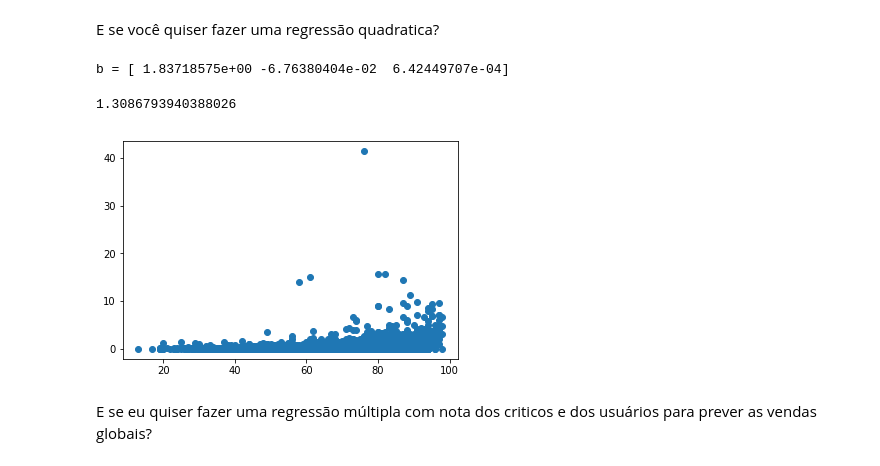
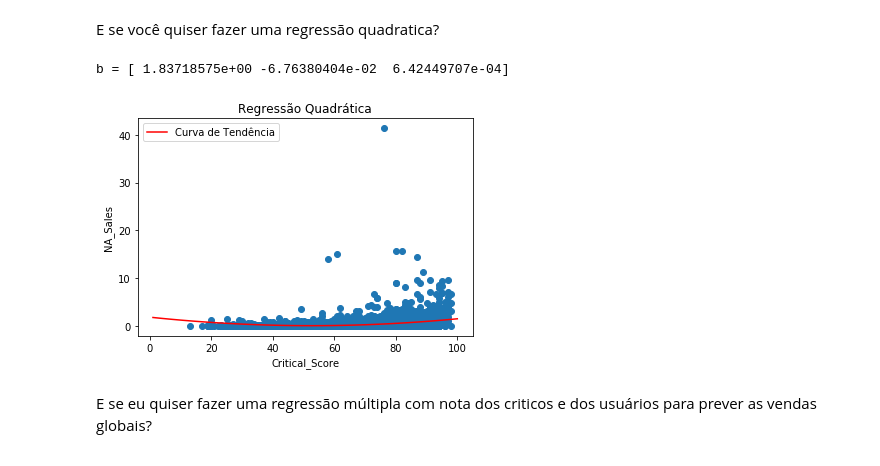
Before and after one commit to nabsonp/ComputacaoNumerica, a Jupyter notebook: Aula 20 - Laboratório de Regressão.ipynb, the cells around one changed output. Drawn from its saved outputs; the diff is of its cells as text; code cells hidden in the pictures.

```diff
--- a/Aula 20 - Laboratório de Regressão.ipynb
+++ b/Aula 20 - Laboratório de Regressão.ipynb
@@ -129,16 +130,19 @@ def regressaoLinearMultipla(x,y): #x é uma matriz ao invés de vetor
     return cholesky(xs,ys)
 
 def resolveLin(b,x):
-    return b[0] + (b[1:]*x).sum()
+    return b[0] + (b[1:]*x)
+
+def resolveLinVet(b,x):
+    return b[0] + (b[1:]*x).sum(axis=1)
 
 x = np.linspace(0,1,11)
 y = np.sqrt(x)
 
-# b = regressaoLinear(np.array(x),y)
+b = regressaoLinear(np.array(x),y)
 #print(resolveLin(b,[6]))
 
 #b = regressaoLinear(np.array([4,4.5,5,5.5,6,6.5,7]),np.array([33,42,45,51,53,61,62]))
 
-b = regressaoLinearMultipla(np.array([[14,16,27,42,39,50,83],[70,75,144,190,210,235,400]]),np.array([2,5,7,9,10,13,20]))
+# b = regressaoLinearMultipla(np.array([[14,16,27,42,39,50,83],[70,75,144,190,210,235,400]]),np.array([2,5,7,9,10,13,20]))
 b
 # %% [output]
@@ -165,21 +164,25 @@ E se você quiser fazer uma regressão quadratica?
 # %%
 x = vg[(vg.Critic_Score.notnull()) & vg.NA_Sales.notnull()].Critic_Score
 y = vg[(vg.Critic_Score.notnull()) & vg.NA_Sales.notnull()].NA_Sales
-# x = np.sort(x)
-# y = np.sort(y)
-plt.scatter(x,y)
+plt.scatter(x,y,label="")
 
 #Aqui voce pode escolher transpor ou nao, o importante eh ficar de acordo com seu codigo acima
 x = np.array([x,x*x])
 
 b = regressaoLinearMultipla(x,y)
+xpred = np.linspace(1,100,100)
+xquad = np.array([xpred,xpred*xpred]).T
 print("b =",b)
-
-resolveLin(b,np.array([8.5,8.5*8.5]))
+plt.plot(xpred,resolveLinVet(b,xquad),'r',label="Curva de Tendência")
+plt.title("Regressão Quadrática")
+plt.legend()
+plt.xlabel("Critical_Score")
+plt.ylabel("NA_Sales")
+plt.show()
+# resolveLin(b,np.array([8.5,8.5*8.5]))
 # %% [output]
 b = [ 1.83718575e+00 -6.76380404e-02  6.42449707e-04]
-1.3086793940388026
-[figure, old version]
+[figure, new version]
 # %% [markdown]
 E se eu quiser fazer uma regressão múltipla com nota dos criticos e dos usuários para prever as vendas globais?
 # %%
```
Also changed, not shown: parts of 17 cells of this notebook, 1 other file.
